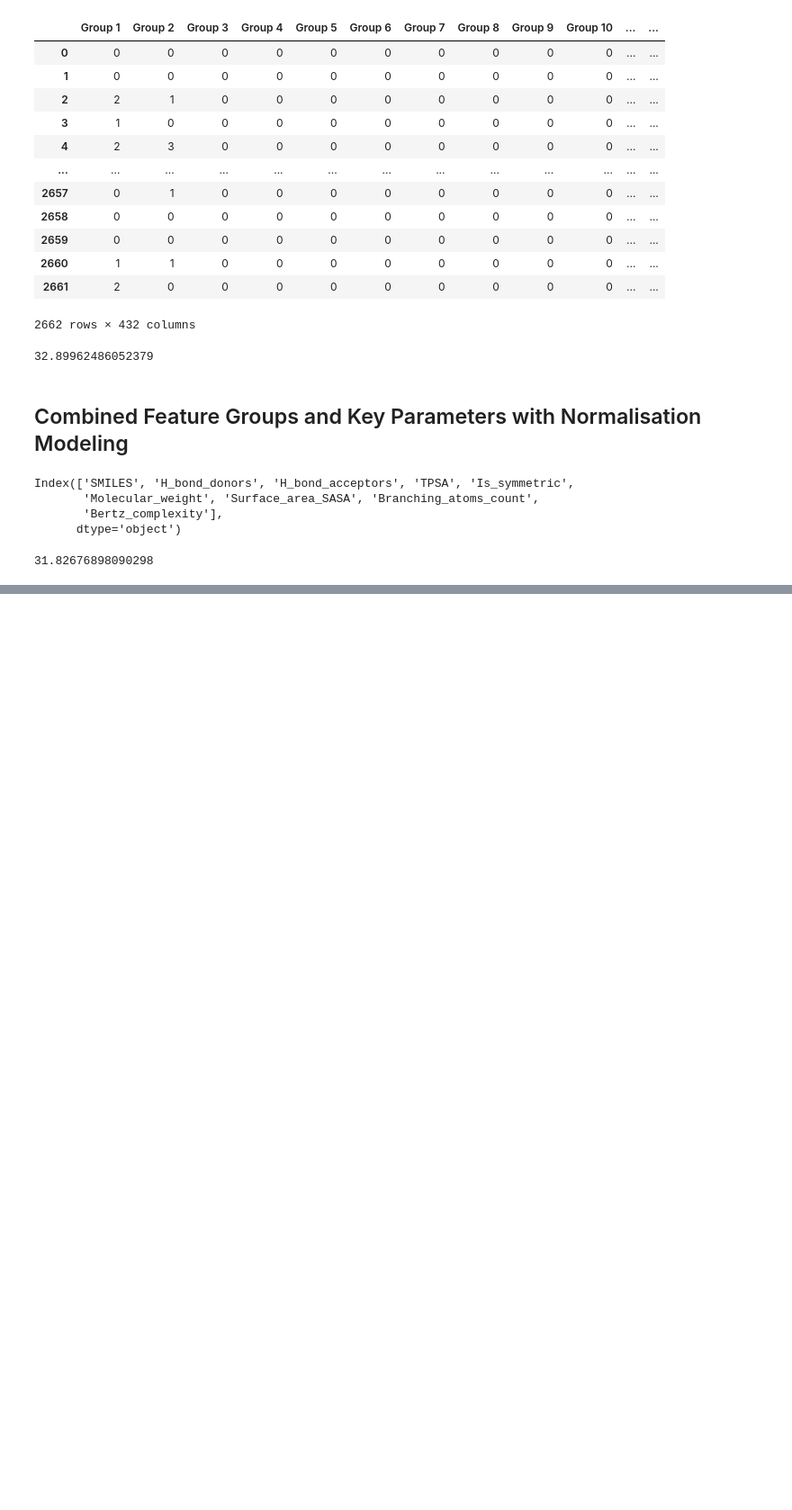
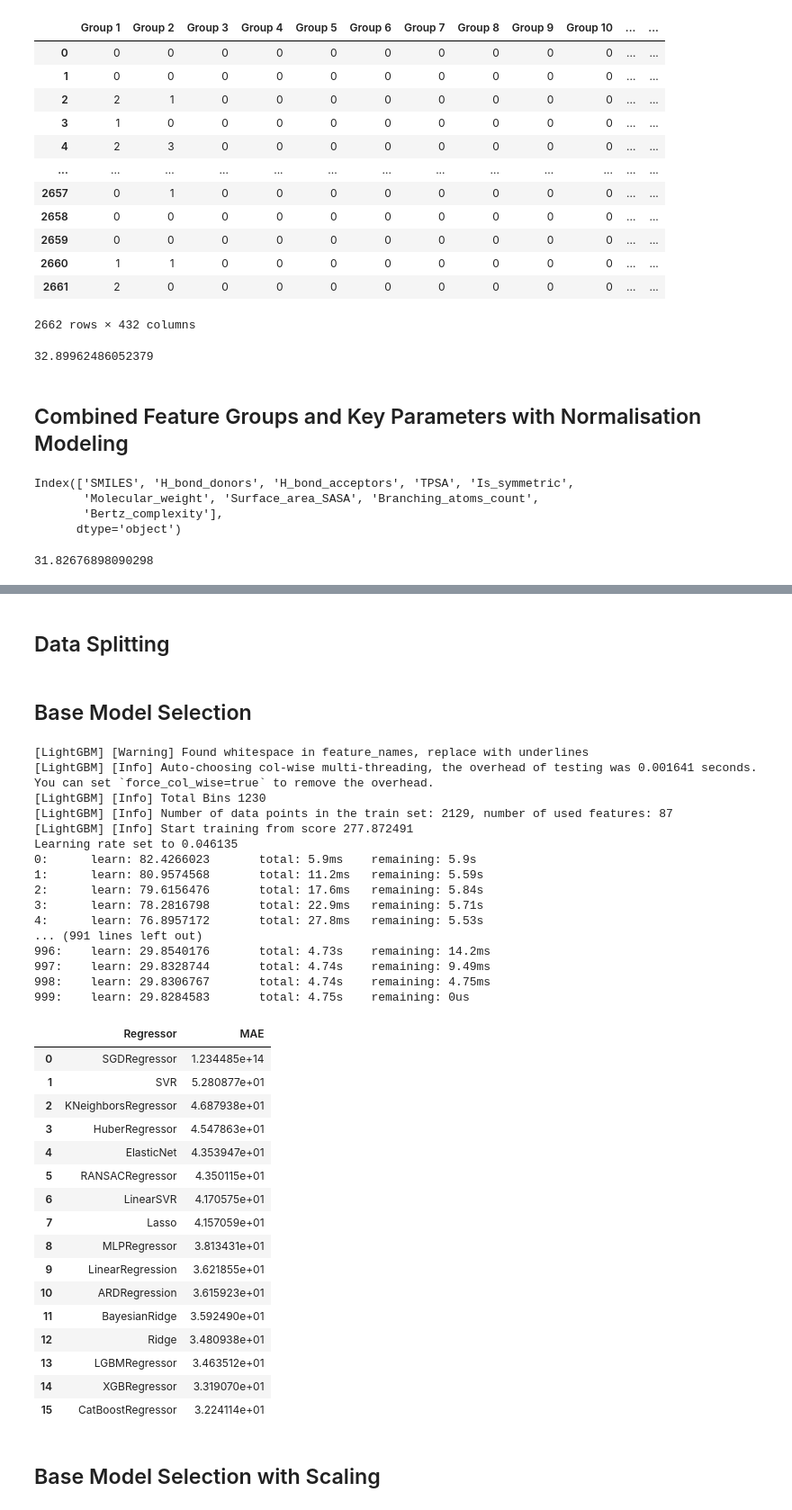
Before and after one commit to deristnoor/python, a Jupyter notebook: project/Data Science & Machine Learning/Melting Points/melting_points.ipynb, the cells around one changed output, grey strips where cells are left out. Shown at 90% size. Cells and saved outputs as stored; diff of their text form; code cells hidden in the pictures; blank space fills up the shorter version.

```diff
--- a/project/Data Science & Machine Learning/Melting Points/melting_points.ipynb
+++ b/project/Data Science & Machine Learning/Melting Points/melting_points.ipynb
@@ -537,0 +653,3 @@ score
+# %%
+combined = df.merge(key_parameter, left_on="SMILES", right_on="SMILES")
+combined
@@ -537,0 +670,2 @@ score
+# %% [markdown]
+## Data Splitting
@@ -537,0 +674,13 @@ score
+# %%
+X_com = combined.drop(["SMILES", "Tm"], axis=1)
+y = df.Tm
+# %%
+X_com_train, X_com_test, y_train, y_test = train_test_split(
+    X_com,
+    y,
+    # stratify=y,
+    test_size=0.2,
+    random_state=0
+)
+# %% [markdown]
+## Base Model Selection
@@ -537,0 +741,52 @@ score
+# %%
+Score = pd.DataFrame({"Regressor":classifiers})
+j = 0
+mae = []
+for i in models:
+    model = i
+    model.fit(X_com_train,y_train)
+    predictions = model.predict(X_com_test)
+    mae.append(mean_absolute_error(y_test,predictions))
+    j = j+1
+
+Score["MAE"] = mae
+Score.sort_values(by="MAE", ascending=False,inplace = True)
+Score.reset_index(drop=True, inplace=True)
+Score
+# %% [output]
+[LightGBM] [Warning] Found whitespace in feature_names, replace with underlines
+[LightGBM] [Info] Auto-choosing col-wise multi-threading, the overhead of testing was 0.001641 seconds.
+You can set `force_col_wise=true` to remove the overhead.
+[LightGBM] [Info] Total Bins 1230
+[LightGBM] [Info] Number of data points in the train set: 2129, number of used features: 87
+[LightGBM] [Info] Start training from score 277.872491
+Learning rate set to 0.046135
+0:      learn: 82.4266023       total: 5.9ms    remaining: 5.9s
+1:      learn: 80.9574568       total: 11.2ms   remaining: 5.59s
+2:      learn: 79.6156476       total: 17.6ms   remaining: 5.84s
+3:      learn: 78.2816798       total: 22.9ms   remaining: 5.71s
+4:      learn: 76.8957172       total: 27.8ms   remaining: 5.53s
+... (991 lines left out)
+996:    learn: 29.8540176       total: 4.73s    remaining: 14.2ms
+997:    learn: 29.8328744       total: 4.74s    remaining: 9.49ms
+998:    learn: 29.8306767       total: 4.74s    remaining: 4.75ms
+999:    learn: 29.8284583       total: 4.75s    remaining: 0us
+|  | Regressor | MAE |
+| 0 | SGDRegressor | 1.234485e+14 |
+| 1 | SVR | 5.280877e+01 |
+| 2 | KNeighborsRegressor | 4.687938e+01 |
+| 3 | HuberRegressor | 4.547863e+01 |
+| 4 | ElasticNet | 4.353947e+01 |
+| 5 | RANSACRegressor | 4.350115e+01 |
+| 6 | LinearSVR | 4.170575e+01 |
+| 7 | Lasso | 4.157059e+01 |
+| 8 | MLPRegressor | 3.813431e+01 |
+| 9 | LinearRegression | 3.621855e+01 |
+| 10 | ARDRegression | 3.615923e+01 |
+| 11 | BayesianRidge | 3.592490e+01 |
+| 12 | Ridge | 3.480938e+01 |
+| 13 | LGBMRegressor | 3.463512e+01 |
+| 14 | XGBRegressor | 3.319070e+01 |
+| 15 | CatBoostRegressor | 3.224114e+01 |
+# %% [markdown]
+## Base Model Selection with Scaling
```
Also changed, not shown: parts of 19 cells of this notebook.
